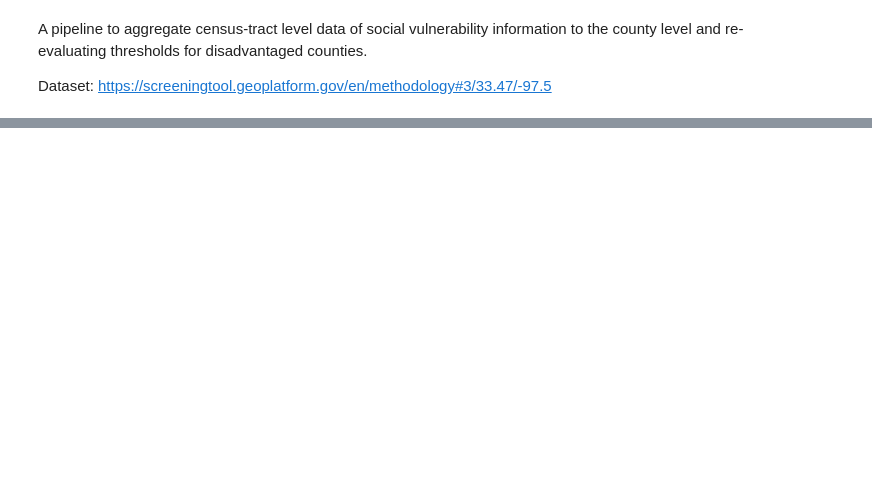
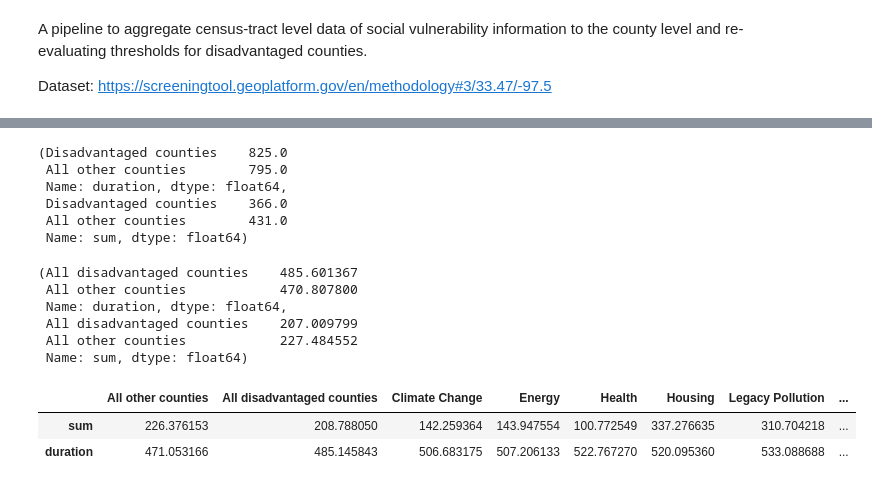
Before and after one commit to SC-Lab-Go/SMCDC-EAGLE-I, a Jupyter notebook: social-vulnerability-preprocessing.ipynb, the cells around one changed output, grey strips where cells are left out. Drawn from its saved outputs; the diff is of its cells as text; code cells hidden in the pictures; blank space fills up the shorter version.

```diff
--- a/social-vulnerability-preprocessing.ipynb
+++ b/social-vulnerability-preprocessing.ipynb
@@ -145,0 +209,6 @@ disadvantaged_energy = ((percentile_energy > 90).any(axis=1) & (percentile_low_i
+# %%
+# convert outages_2022['duration']] to timedelta
+outages_2022['duration'] = pd.to_timedelta(outages_2022['duration'], unit='m')
+# %%
+# convert outages_2022['duration'] (timedelta) to number of minutes
+outages_2022['duration'] = outages_2022['duration'].dt.total_seconds()//60
@@ -145,0 +226,20 @@ disadvantaged_energy = ((percentile_energy > 90).any(axis=1) & (percentile_low_i
+# %%
+df = pd.DataFrame({'Disadvantaged counties': all_disadvantaged.quantile(0.9), 'All other counties':non_disadvantaged.quantile(0.9)})
+df.T['duration'], df.T['sum']
+# %% [output]
+(Disadvantaged counties    825.0
+ All other counties        795.0
+ Name: duration, dtype: float64,
+ Disadvantaged counties    366.0
+ All other counties        431.0
+ Name: sum, dtype: float64)
+# %%
+df = pd.DataFrame({'All disadvantaged counties': all_disadvantaged.mean(), 'All other counties':non_disadvantaged.mean()})
+df.T['duration'], df.T['sum']
+# %% [output]
+(All disadvantaged counties    485.601367
+ All other counties            470.807800
+ Name: duration, dtype: float64,
+ All disadvantaged counties    207.009799
+ All other counties            227.484552
+ Name: sum, dtype: float64)
@@ -145,0 +266,6 @@ disadvantaged_energy = ((percentile_energy > 90).any(axis=1) & (percentile_low_i
+# %%
+bar_chart_vals
+# %% [output]
+|  | All other counties | All disadvantaged counties | Climate Change | Energy | Health | Housing | Legacy Pollution | ... |
+| sum | 226.376153 | 208.788050 | 142.259364 | 143.947554 | 100.772549 | 337.276635 | 310.704218 | ... |
+| duration | 471.053166 | 485.145843 | 506.683175 | 507.206133 | 522.767270 | 520.095360 | 533.088688 | ... |
```
Also changed, not shown: parts of 37 cells of this notebook.
